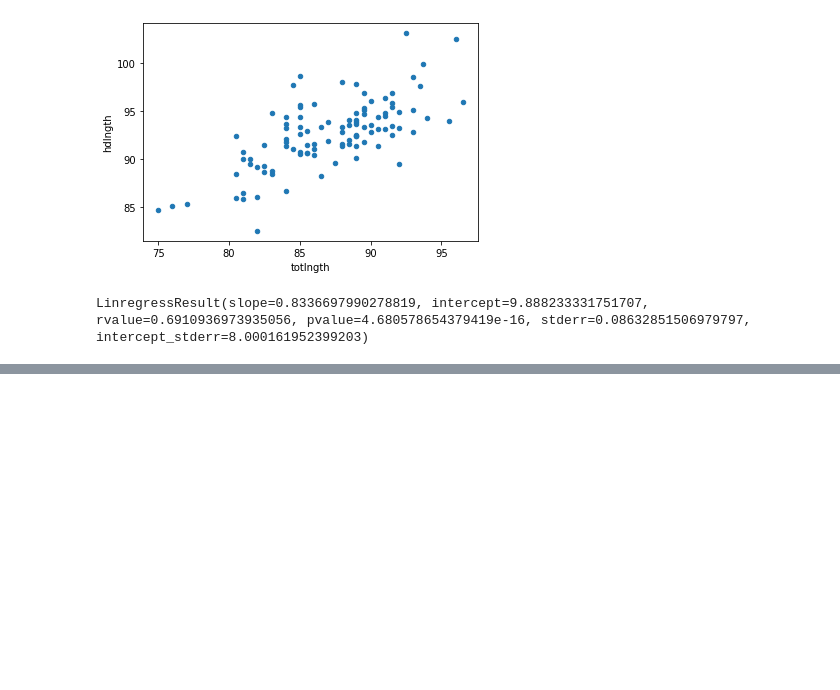
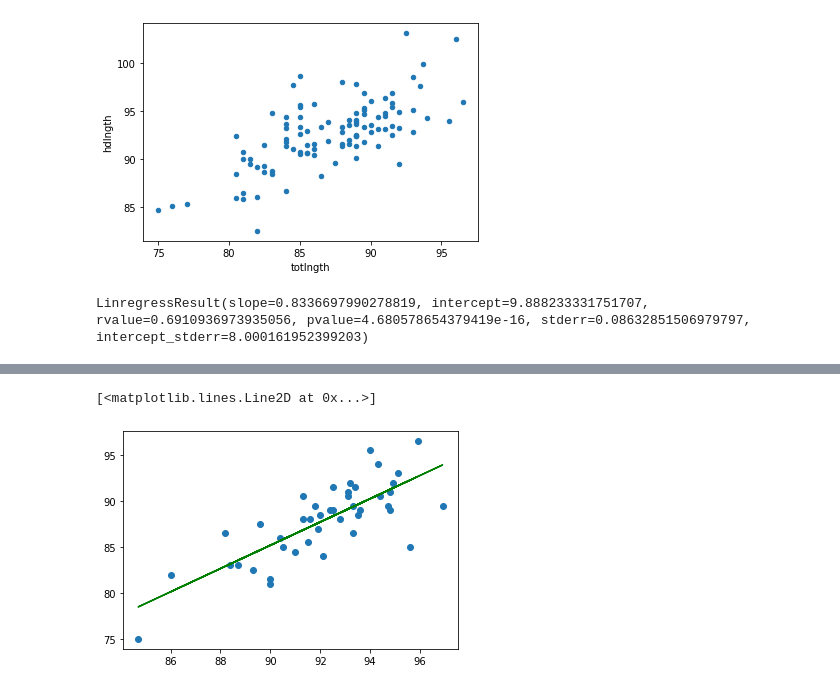
Before and after one commit to 1mimiiha/Homework2, a Jupyter notebook: notebook/example.ipynb, the cells around one changed output, grey strips where cells are left out. Cells and saved outputs as stored; diff of their text form; code cells hidden in the pictures; blank space fills up the shorter version.

```diff
--- a/notebook/example.ipynb
+++ b/notebook/example.ipynb
@@ -49,0 +66,2 @@ plt.plot(df["hdlngth"], linear_line(df["totlngth"], color='green')
+# %%
+Femaledata = df.loc[df['sex'] == "f"]
@@ -49,0 +71,8 @@ plt.plot(df["hdlngth"], linear_line(df["totlngth"], color='green')
+# %%
+lin_F = stats.linregress(Femaledata["hdlngth"], Femaledata["totlngth"])
+# %%
+plt.scatter(Femaledata["hdlngth"], Femaledata["totlngth"])
+plt.plot(Femaledata["hdlngth"], linear_line(Femaledata["hdlngth"], lin_F.slope, lin_F.intercept), color='green')
+# %% [output]
+[<matplotlib.lines.Line2D at 0x...>]
+[figure, added]
```
Also changed, not shown: parts of 33 cells of this notebook.
